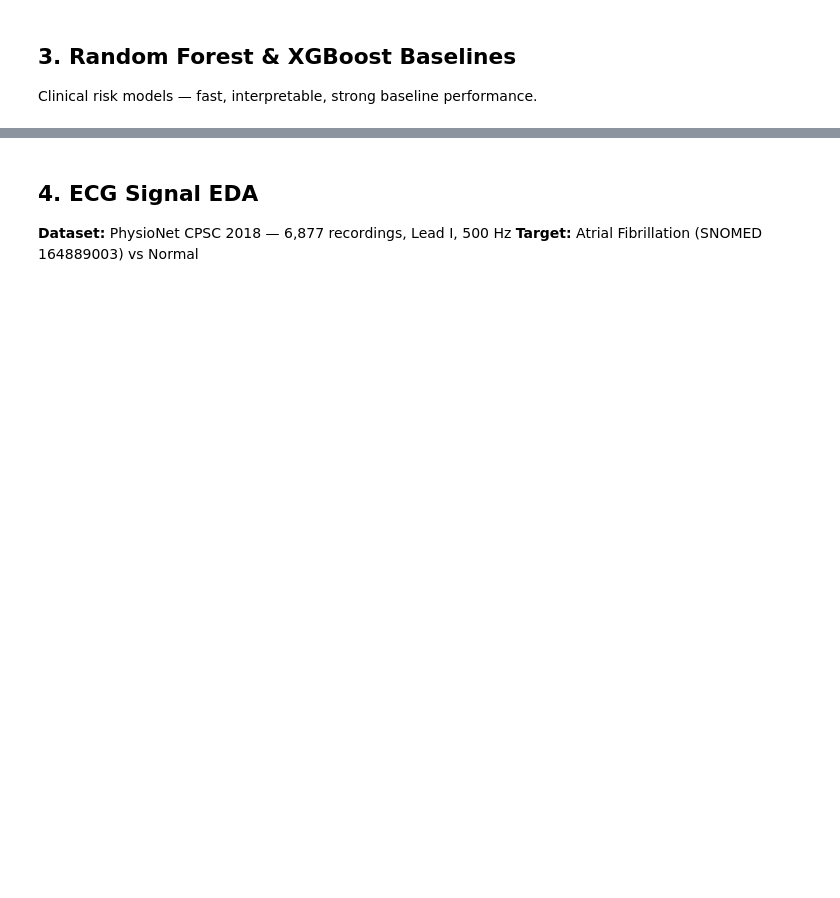
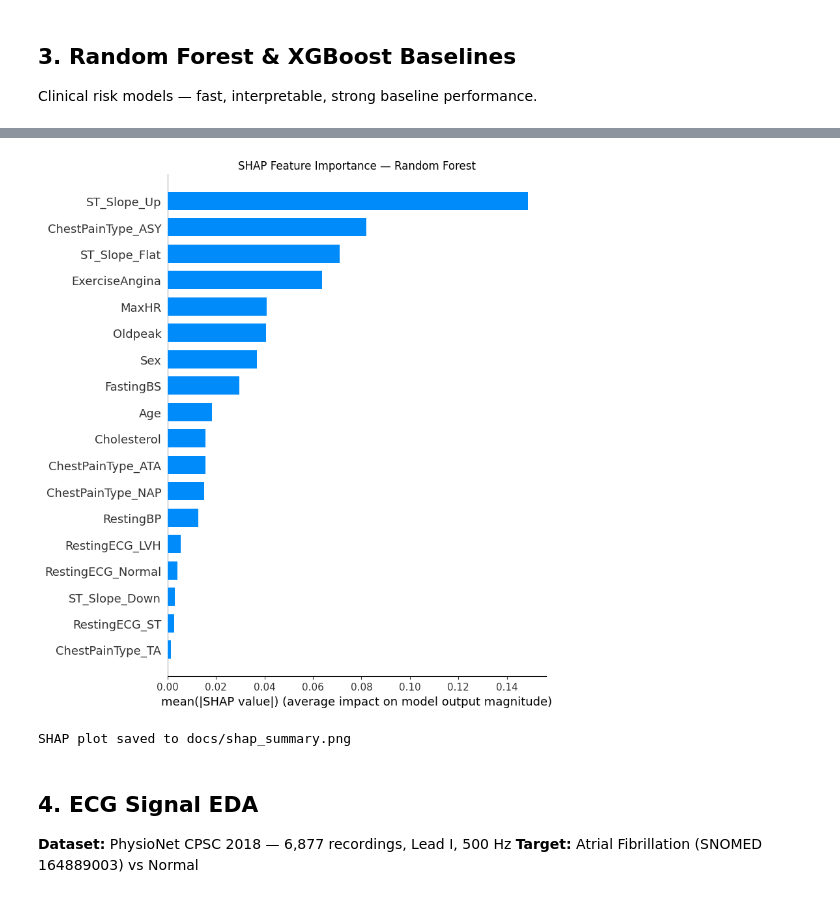
Before and after one commit to UShah1996/cardiowatch, a Jupyter notebook: notebooks/CardioWatch_Complete.ipynb, the cells around one changed output, grey strips where cells are left out. Cells and saved outputs as stored; diff of their text form; code cells hidden in the pictures; blank space fills up the shorter version.

Commit message:
Update notebook, fix MIT-BIH path, fix RR model all-people evaluation, add docs plots

```diff
--- a/notebooks/CardioWatch_Complete.ipynb
+++ b/notebooks/CardioWatch_Complete.ipynb
@@ -130,18 +245,28 @@ print(f'  AUC-ROC: {cv_results["test_roc_auc"].mean():.3f} ± {cv_results["test_
 # %%
 # SHAP feature importance
 from src.evaluation.shap_explainer import build_explainer, get_shap_values, top_features
 import shap
 
 explainer   = build_explainer(model_rf, X_res)
 shap_values = explainer.shap_values(X_te)
 
+# Handle both old SHAP (list of arrays) and new SHAP (3D array)
+if isinstance(shap_values, list):
+    sv = shap_values[1]          # old: list[class_idx]
+else:
+    sv = shap_values[:, :, 1]    # new: (samples, features, classes)
+
+
 plt.figure(figsize=(10, 6))
-shap.summary_plot(shap_values[1], X_te, plot_type='bar', show=False)
+shap.summary_plot(sv, X_te, plot_type='bar', show=False)  # ← use sv not shap_values[1]
 plt.title('SHAP Feature Importance — Random Forest')
 plt.tight_layout()
 plt.savefig('docs/shap_summary.png', dpi=150, bbox_inches='tight')
 plt.show()
 print('SHAP plot saved to docs/shap_summary.png')
+# %% [output]
+[figure, added]
+SHAP plot saved to docs/shap_summary.png
 # %% [markdown]
 ## 4. ECG Signal EDA
 **Dataset:** PhysioNet CPSC 2018 — 6,877 recordings, Lead I, 500 Hz
```
Also changed, not shown: parts of 37 cells of this notebook, 9 other files.
